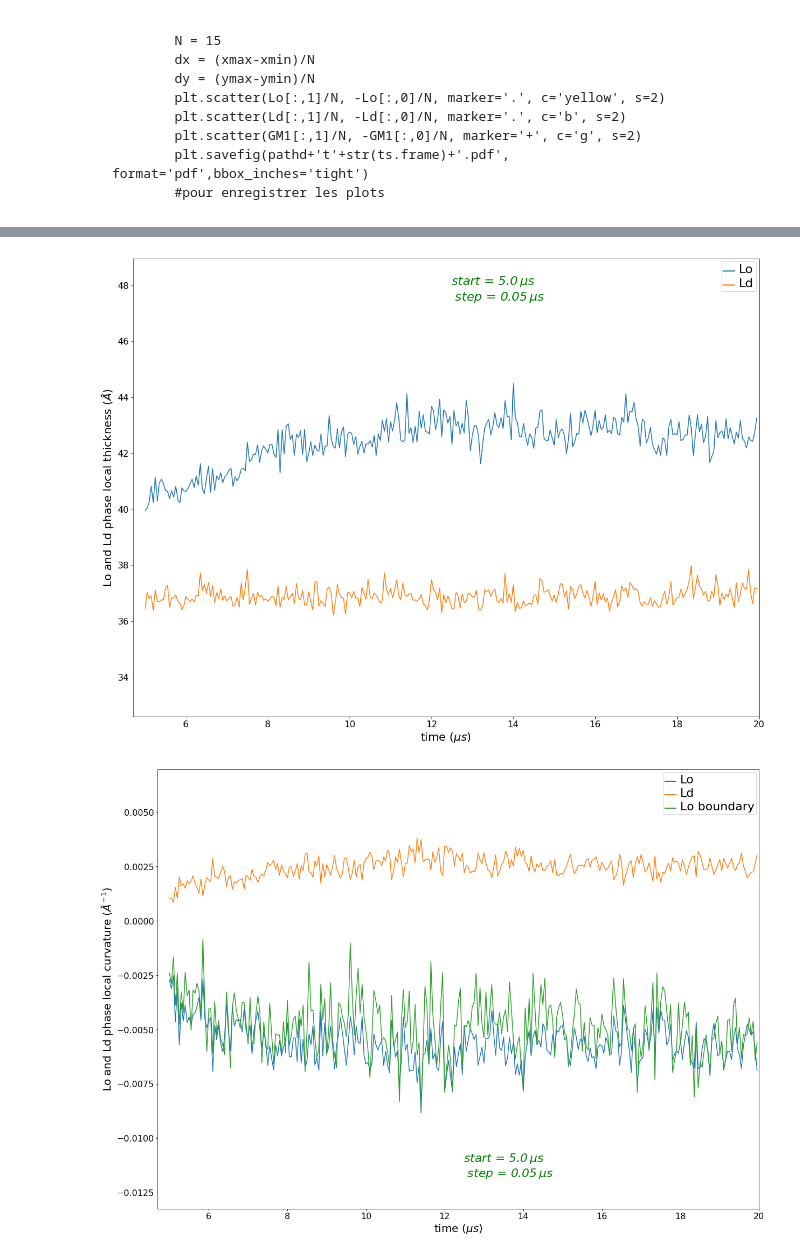
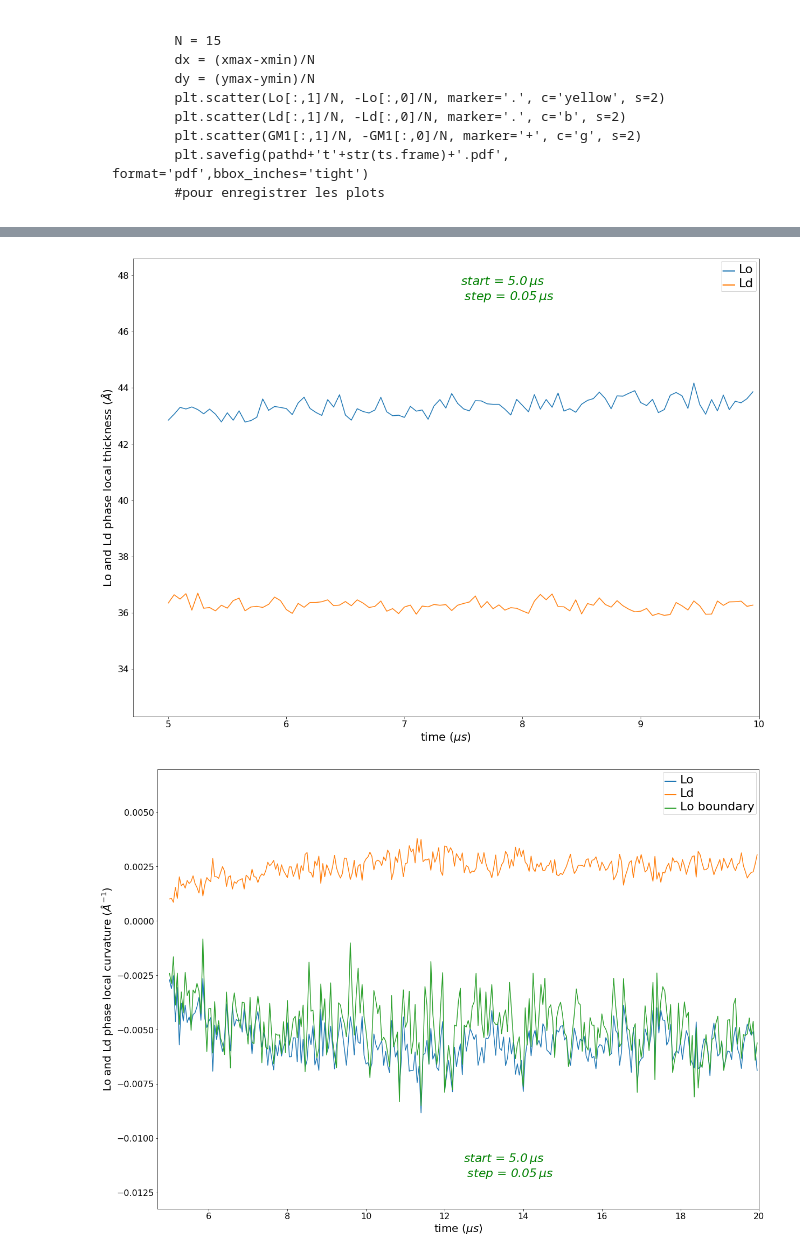
Before and after one commit to JulieCornet/scripts_analysis, a Jupyter notebook: correlations_measurements.ipynb, the cells around one changed output, grey strips where cells are left out. Saved outputs shown, nothing was run; the diff lists cells and outputs as text; code cells hidden in the pictures.

```diff
--- a/correlations_measurements.ipynb
+++ b/correlations_measurements.ipynb
@@ -68,3 +59,15 @@ fxtc = 'run_DPPC_DIPC_CHOL_43nm_352_mb_fixed_t1.xtc'
+# %%
+# name and files for the simulation studied LPT - no GM1
+
+name = '_DPPC_DIPC_chol_352'
+
+path = '/users/cornet/Documents/PhD/Matthieu/3-5-2/sans_GM1/'
+path_data = path
+path_res = path
+pathd = '/users/cornet/Documents/PhD/Matthieu/3-5-2/sans_GM1/dynamics/'
+
+fgro = 'run_DPPC_DIPC_CHOL_43nm_352_mb_fixed_t1_ref9999ns.gro'
+fxtc = 'run_DPPC_DIPC_CHOL_43nm_352_mb_fixed_t1.xtc'
 # %% [markdown]
 # name and files for the simulation studied LPT - 5% GM1
 
@@ -159,8 +162,8 @@ def Lap(n) :
     lap = ( h[neigh[4]]+h[neigh[3]]-2*h[neigh[0]] ) / dx**2 + ( h[neigh[1]]+h[neigh[2]]-2*h[neigh[0]] ) / dy**2
     return(lap)
 # %%
-time_simu = 20 # microseconds
-nb_frames_simu = 20000
+time_simu = 10 # microseconds
+nb_frames_simu = 10000
 # %%
 # Leaflet separation
 
@@ -529,3 +558,7 @@ empty boxes leaflet 1: 0
+# %%
+t = np.load(path_res+'time.npy')
+l1 = np.load(path_res+'thick_t_Lo_'+name+'.npy')
+l2 = np.load(path_res+'thick_t_Ld_'+name+'.npy')
 # %%
 t_start = t_start / (nb_frames_simu/time_simu)
 tmes = tmes / (nb_frames_simu/time_simu)
@@ -534,39 +567,39 @@ xprint = t_start+(max(t)-t_start)/2
 # %%
 fig, ax = plt.subplots(figsize=(20, 15))
 
-ax.plot(t, thick_t_Lo, label = 'Lo')
-ax.plot(t, thick_t_Ld, label = 'Ld')
+ax.plot(t1, l1, label = 'Lo')
+ax.plot(t1, l2, label = 'Ld')
 
 xmin = t_start-0.3
 xmax = time_simu
 ytop = max(max(thick_t_Lo, thick_t_Ld)) + max(max(thick_t_Lo, thick_t_Ld))/10
 ymin = min(min(thick_t_Lo, thick_t_Ld)) - min(min(thick_t_Lo, thick_t_Ld))/10
 yprint = max(max(thick_t_Lo, thick_t_Ld)) + max(max(thick_t_Lo, thick_t_Ld))/15
 
 plt.xlabel('time ($\mu s$)',fontsize=20)
 plt.xticks(fontsize=16)
 plt.ylabel('Lo and Ld phase local thickness ($\AA$)',fontsize=20)
 plt.yticks(fontsize=16)
 plt.annotate('start = %.1lf$\, \mu s$\n step = %.2lf$\, \mu s$' % (t_start, tmes), color='g', fontsize=22, style='italic', xy=(xprint,yprint), xytext=(xprint,yprint))
 
 legend = ax.legend(loc='upper right', bbox_to_anchor=(1, 1))
 # The frame is matplotlib.patches.Rectangle instance surrounding the legend.
 frame = legend.get_frame()
 #frame.set_facecolor('0.90')
 # Set the fontsize
 for label in legend.get_texts():
     label.set_fontsize(22)
 for label in legend.get_lines():
     label.set_linewidth(2)  # the legend line width
 
 
 plt.xlim(xmin,xmax)
 plt.ylim(ymin,ytop)
 #plt.grid(True)
 
 plt.savefig(pathd+'thickness_time'+name+'.pdf', format='pdf',bbox_inches='tight')
 # %% [output]
-[figure, old version]
+[figure, new version]
 # %%
 fig, ax = plt.subplots(figsize=(20, 15))
 
```
Also changed, not shown: parts of 7 cells of this notebook, 1 other file.
